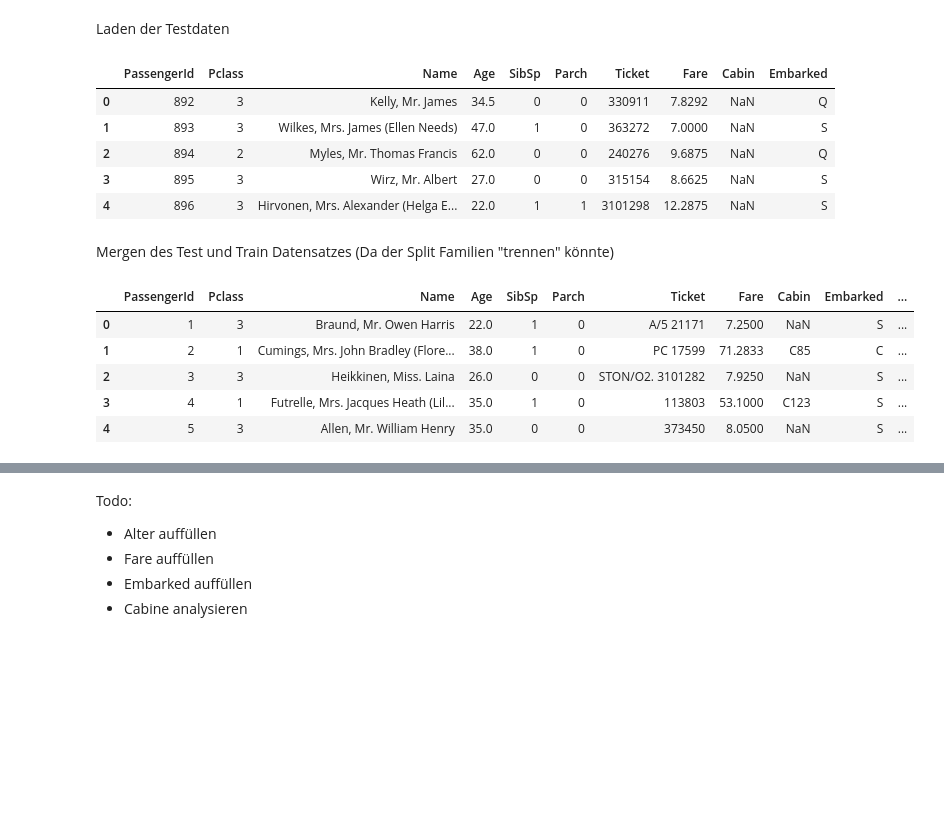
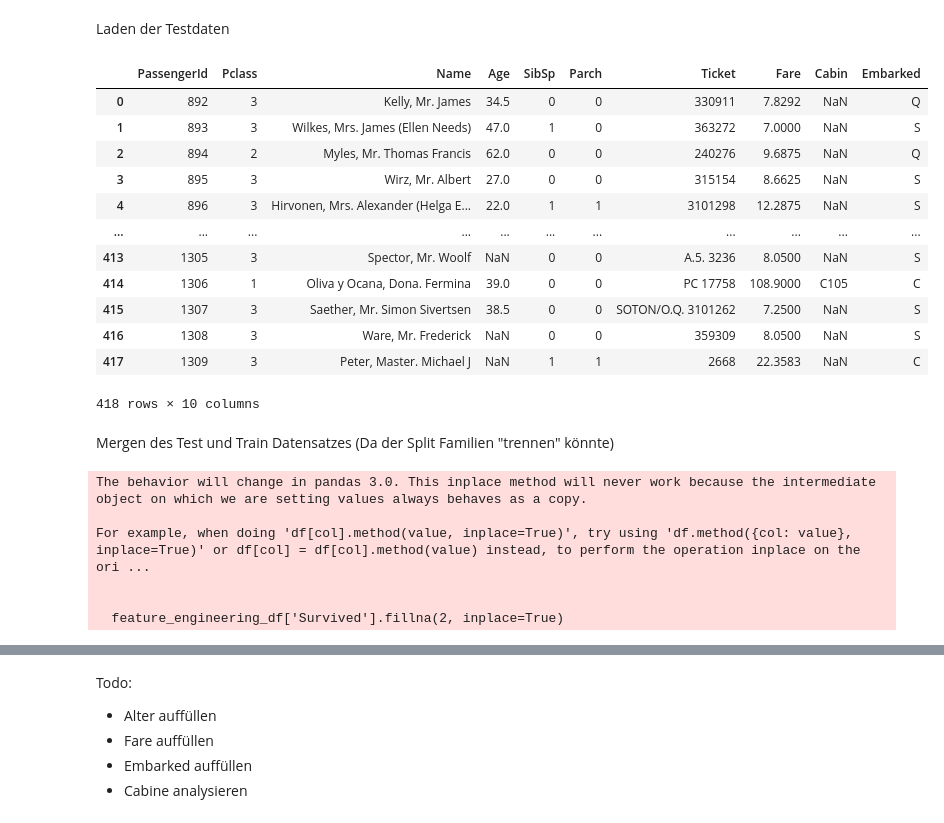
Before and after one commit to IvanBirkmaier/titanic_challenge, a Jupyter notebook: PredictSurvival.ipynb, the cells around one changed output, grey strips where cells are left out. Cells and saved outputs as stored; diff of their text form; code cells hidden in the pictures; blank space fills up the shorter version.

Commit message:
Project Setup, Test, Ground_Truth, Feature Engineering, Model first Steps

```diff
--- a/PredictSurvival.ipynb
+++ b/PredictSurvival.ipynb
@@ -137,30 +141,40 @@ Laden der Testdaten
 # %%
 test_data = pd.read_csv(data_path/'test.csv', index_col=0)
 test_data = test_data.reset_index() #um Id zu behalten als spalte
-test_data.head()
+test_data
 # %% [output]
 |  | PassengerId | Pclass | Name | Age | SibSp | Parch | Ticket | Fare | Cabin | Embarked |
 | 0 | 892 | 3 | Kelly, Mr. James | 34.5 | 0 | 0 | 330911 | 7.8292 | NaN | Q |
 | 1 | 893 | 3 | Wilkes, Mrs. James (Ellen Needs) | 47.0 | 1 | 0 | 363272 | 7.0000 | NaN | S |
 | 2 | 894 | 2 | Myles, Mr. Thomas Francis | 62.0 | 0 | 0 | 240276 | 9.6875 | NaN | Q |
 | 3 | 895 | 3 | Wirz, Mr. Albert | 27.0 | 0 | 0 | 315154 | 8.6625 | NaN | S |
 | 4 | 896 | 3 | Hirvonen, Mrs. Alexander (Helga E... | 22.0 | 1 | 1 | 3101298 | 12.2875 | NaN | S |
+| ... | ... | ... | ... | ... | ... | ... | ... | ... | ... | ... |
+| 413 | 1305 | 3 | Spector, Mr. Woolf | NaN | 0 | 0 | A.5. 3236 | 8.0500 | NaN | S |
+| 414 | 1306 | 1 | Oliva y Ocana, Dona. Fermina | 39.0 | 0 | 0 | PC 17758 | 108.9000 | C105 | C |
+| 415 | 1307 | 3 | Saether, Mr. Simon Sivertsen | 38.5 | 0 | 0 | SOTON/O.Q. 3101262 | 7.2500 | NaN | S |
+| 416 | 1308 | 3 | Ware, Mr. Frederick | NaN | 0 | 0 | 359309 | 8.0500 | NaN | S |
+| 417 | 1309 | 3 | Peter, Master. Michael J | NaN | 1 | 1 | 2668 | 22.3583 | NaN | C |
+418 rows × 10 columns
 # %% [markdown]
 Mergen des Test und Train Datensatzes (Da der Split Familien "trennen" könnte)
 # %%
 train_data = train_data.reset_index() #um Id zu behalten als spalte
+
+
 # Markiere die Datensätze als 'Train' oder 'Test'
 train_data['Dataset'] = 'Train'
+test_data['Dataset'] = 'Test'
 
-test_data['Dataset'] = 'Test'
 # Kombiniere beide Datensätze
 feature_engineering_df = pd.concat([train_data, test_data], ignore_index=True)
-feature_engineering_df.drop(["Survived"], axis=1, inplace=True)
-feature_engineering_df.head()
+
+# Ersetze NaN Werte nur in der 'Survived' Spalte mit 2
+feature_engineering_df['Survived'].fillna(2, inplace=True)
 # %% [output]
-|  | PassengerId | Pclass | Name | Age | SibSp | Parch | Ticket | Fare | Cabin | Embarked | ... |
-| 0 | 1 | 3 | Braund, Mr. Owen Harris | 22.0 | 1 | 0 | A/5 21171 | 7.2500 | NaN | S | ... |
-| 1 | 2 | 1 | Cumings, Mrs. John Bradley (Flore... | 38.0 | 1 | 0 | PC 17599 | 71.2833 | C85 | C | ... |
-| 2 | 3 | 3 | Heikkinen, Miss. Laina | 26.0 | 0 | 0 | STON/O2. 3101282 | 7.9250 | NaN | S | ... |
-| 3 | 4 | 1 | Futrelle, Mrs. Jacques Heath (Lil... | 35.0 | 1 | 0 | 113803 | 53.1000 | C123 | S | ... |
-| 4 | 5 | 3 | Allen, Mr. William Henry | 35.0 | 0 | 0 | 373450 | 8.0500 | NaN | S | ... |
+The behavior will change in pandas 3.0. This inplace method will never work because the intermediate object on which we are setting values always behaves as a copy.
+
+For example, when doing 'df[col].method(value, inplace=True)', try using 'df.method({col: value}, inplace=True)' or df[col] = df[col].method(value) instead, to perform the operation inplace on the ori ...
+
+
+  feature_engineering_df['Survived'].fillna(2, inplace=True)
```
Also changed, not shown: parts of 38 cells of this notebook, 12 other files.
